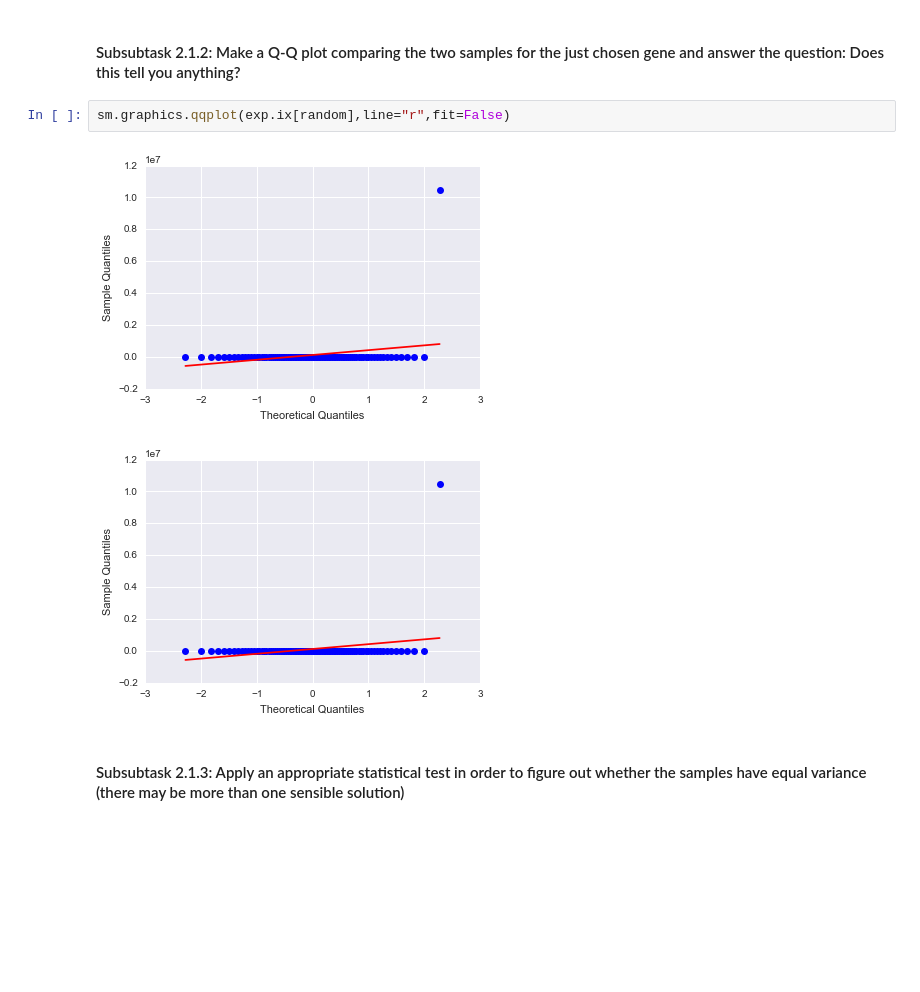
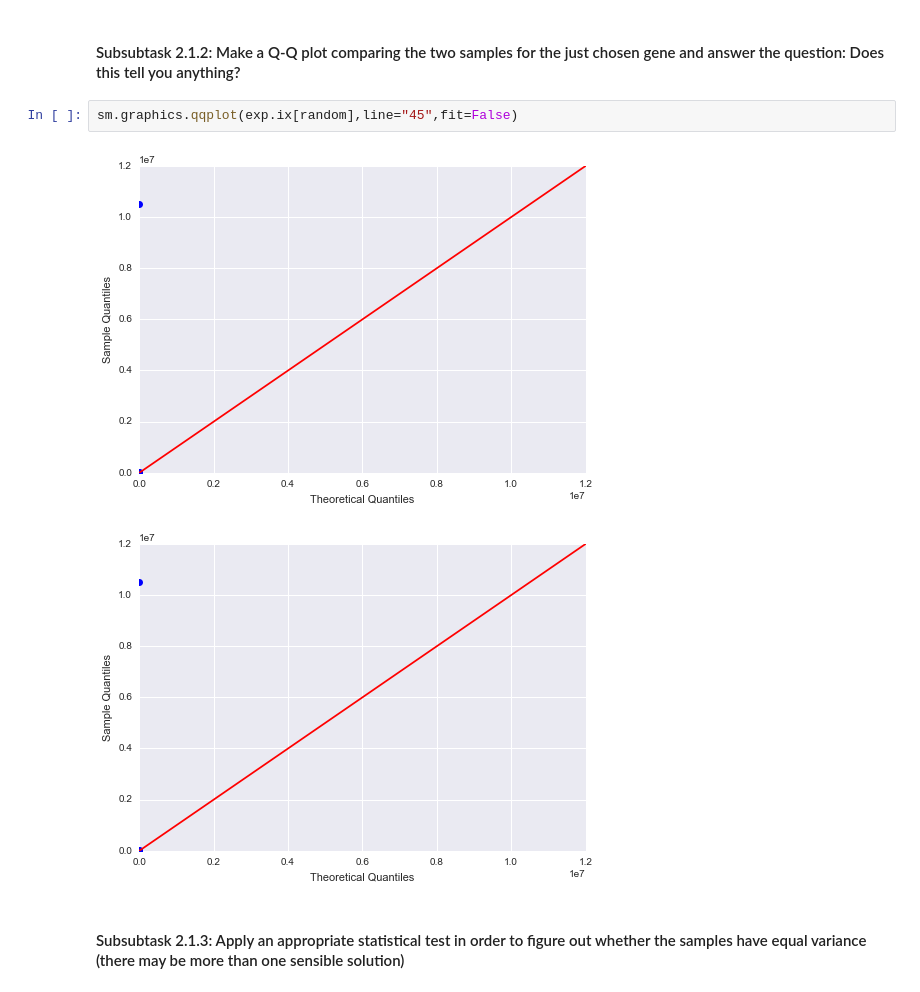
Before and after one commit to lucass122/Integrated_Bioinformatics, a Jupyter notebook: notebooks/DayX_DE_Analysis.ipynb, the cells around one changed output. Drawn from its saved outputs; the diff is of its cells as text; blank space fills up the shorter version.

```diff
--- a/notebooks/DayX_DE_Analysis.ipynb
+++ b/notebooks/DayX_DE_Analysis.ipynb
@@ -159,10 +155,10 @@ random = random.randint(0,21834)
 # %% [markdown]
 #### Subsubtask 2.1.2: Make a Q-Q plot comparing the two samples for the just chosen gene and answer the question: Does this tell you anything?
 # %%
-sm.graphics.qqplot(exp.ix[random],line="r",fit=False)
+sm.graphics.qqplot(exp.ix[random],line="45",fit=False)
 # %% [output]
-[figure, old version]
+[figure, new version]
-[figure, old version]
+[figure, new version]
 # %% [markdown]
 #### Subsubtask 2.1.3: Apply an appropriate statistical test in order to figure out whether the samples have equal variance (there may be more than one sensible solution)
 # %% [markdown]
```
Also changed, not shown: parts of 18 cells of this notebook, 10 other files.
